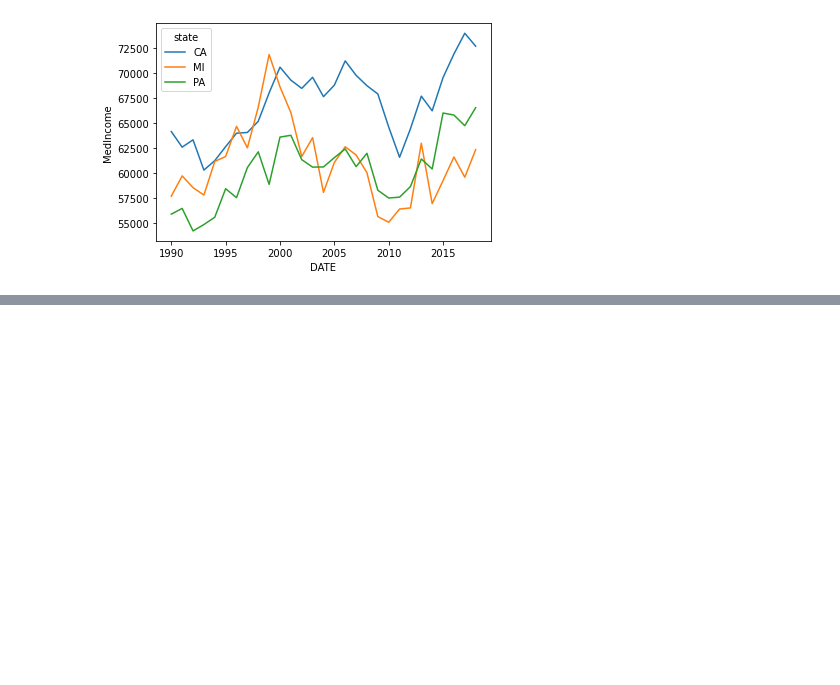
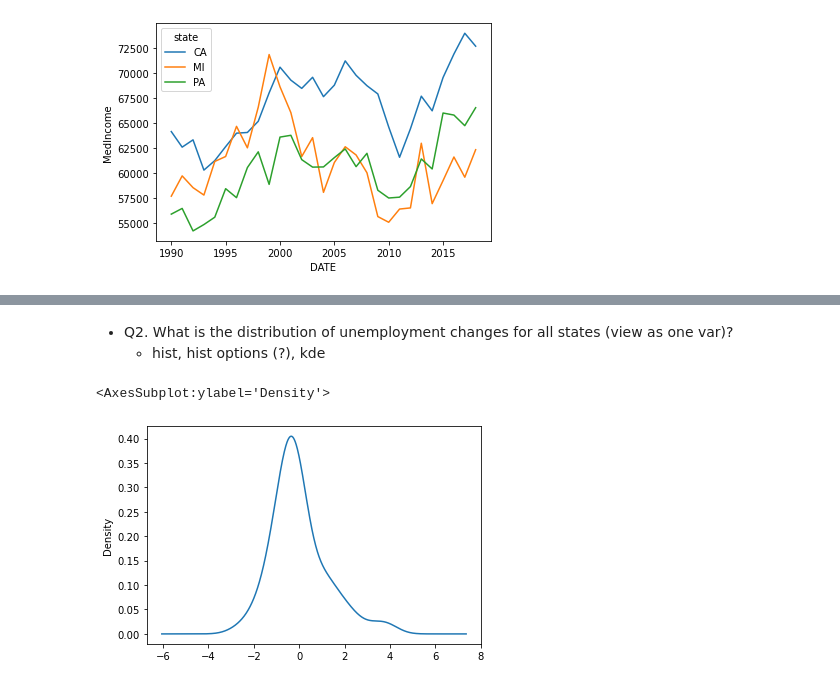
Before and after one commit to priyagb99/Class-Notes-920am, a Jupyter notebook: exercises/Plotting exercises.ipynb, the cells around one changed output, grey strips where cells are left out. Saved outputs shown, nothing was run; the diff lists cells and outputs as text; code cells hidden in the pictures; blank space fills up the shorter version.

```diff
--- a/exercises/Plotting exercises.ipynb
+++ b/exercises/Plotting exercises.ipynb
@@ -168,0 +184,8 @@ From the `ccm` data:
+# %% [markdown]
+- Q2. What is the distribution of unemployment changes for all states (view as one var)?
+    - hist, hist options (?), kde
+# %%
+year_state_tall['Unemployment'].diff().plot(kind='kde')
+# %% [output]
+<AxesSubplot:ylabel='Density'>
+[figure, added]
```
Also changed, not shown: parts of 13 cells of this notebook, 1 other file.
